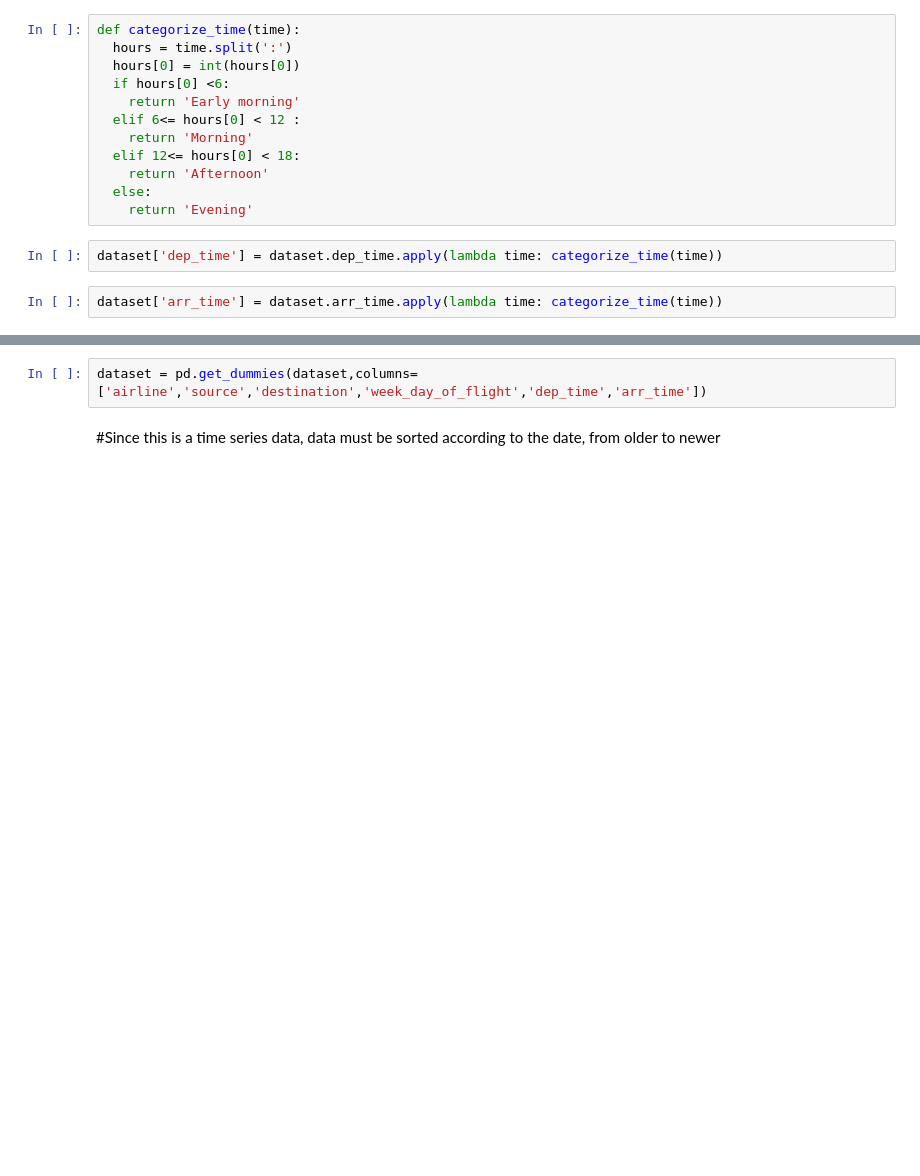
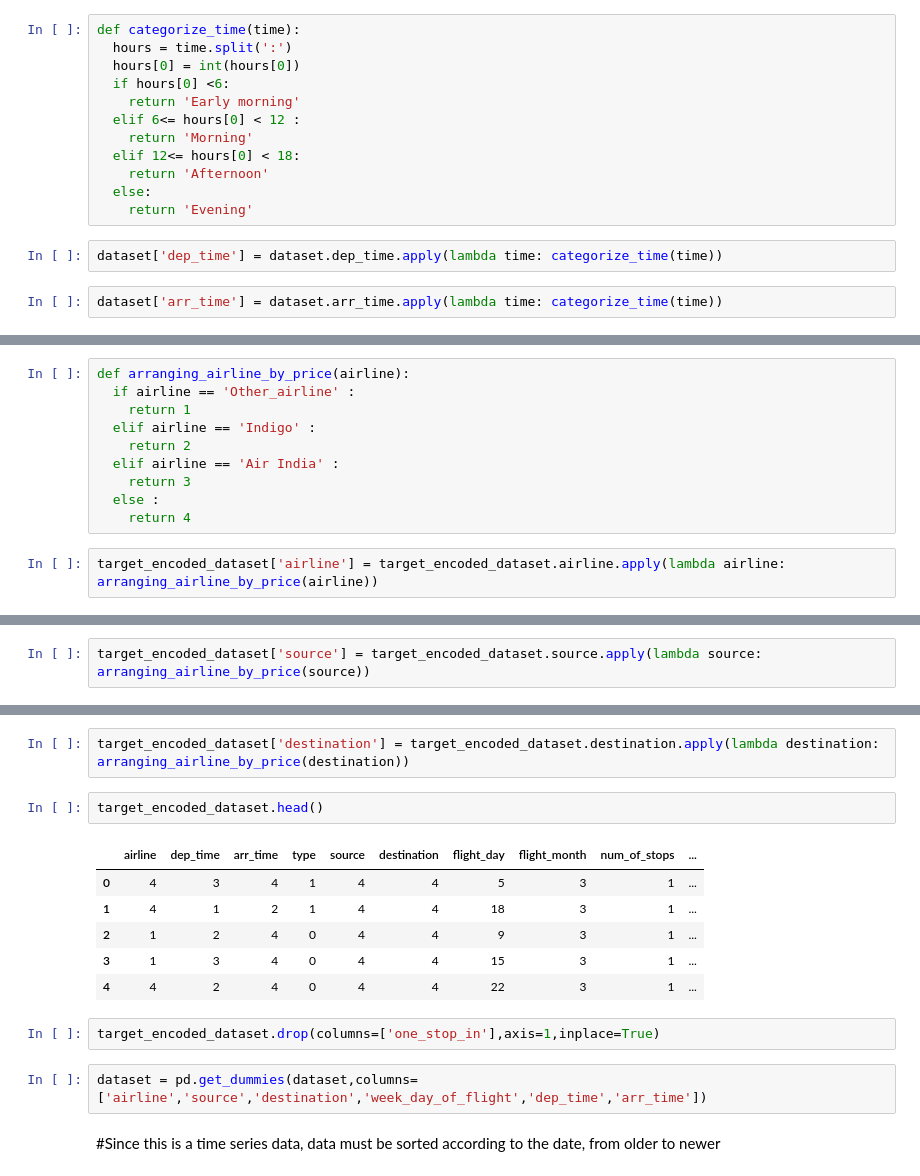
Before and after one commit to NourKamaly/AirlineTicketPricePrediction, a Jupyter notebook: Preprocessing notebook and final dataset/Preprocessing.ipynb, the cells around one changed output, grey strips where cells are left out. Cells and saved outputs as stored; diff of their text form; blank space fills up the shorter version.

Commit message:
Using target encoder to encode categories

```diff
--- a/Preprocessing notebook and final dataset/Preprocessing.ipynb
+++ b/Preprocessing notebook and final dataset/Preprocessing.ipynb
@@ -377,0 +446,12 @@ dataset.drop(columns=['date','ch_code','time_taken','stop','route','price','form
+# %%
+def arranging_airline_by_price(airline):
+  if airline == 'Other_airline' :
+    return 1
+  elif airline == 'Indigo' :
+    return 2
+  elif airline == 'Air India' :
+    return 3
+  else :
+    return 4
+# %%
+target_encoded_dataset['airline'] = target_encoded_dataset.airline.apply(lambda airline: arranging_airline_by_price(airline))
@@ -377,0 +483,2 @@ dataset.drop(columns=['date','ch_code','time_taken','stop','route','price','form
+# %%
+target_encoded_dataset['source'] = target_encoded_dataset.source.apply(lambda source: arranging_airline_by_price(source))
@@ -378,3 +496,16 @@ dataset.drop(columns=['date','ch_code','time_taken','stop','route','price','form
+# %%
+target_encoded_dataset['destination'] = target_encoded_dataset.destination.apply(lambda destination: arranging_airline_by_price(destination))
+# %%
+target_encoded_dataset.head()
+# %% [output]
+|  | airline | dep_time | arr_time | type | source | destination | flight_day | flight_month | num_of_stops | ... |
+| 0 | 4 | 3 | 4 | 1 | 4 | 4 | 5 | 3 | 1 | ... |
+| 1 | 4 | 1 | 2 | 1 | 4 | 4 | 18 | 3 | 1 | ... |
+| 2 | 1 | 2 | 4 | 0 | 4 | 4 | 9 | 3 | 1 | ... |
+| 3 | 1 | 3 | 4 | 0 | 4 | 4 | 15 | 3 | 1 | ... |
+| 4 | 4 | 2 | 4 | 0 | 4 | 4 | 22 | 3 | 1 | ... |
+# %%
+target_encoded_dataset.drop(columns=['one_stop_in'],axis=1,inplace=True)
 # %%
 dataset = pd.get_dummies(dataset,columns=['airline','source','destination','week_day_of_flight','dep_time','arr_time'])
 # %% [markdown]
```
Also changed, not shown: parts of 40 cells of this notebook.
